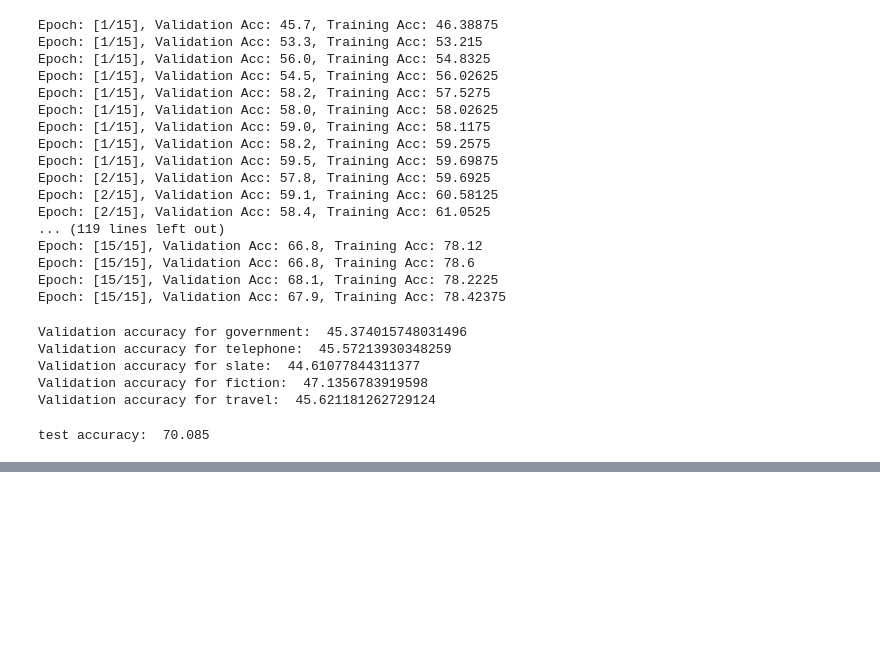
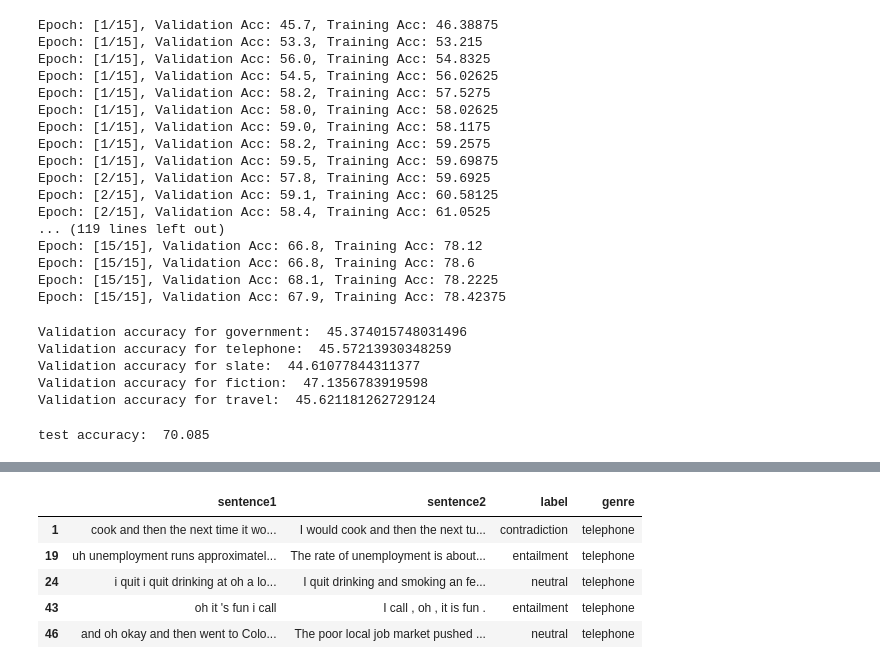
Before and after one commit to AMS889/DS-GA1011_Homework2, a Jupyter notebook: Homework2.ipynb, the cells around one changed output, grey strips where cells are left out. Saved outputs shown, nothing was run; the diff lists cells and outputs as text; code cells hidden in the pictures; blank space fills up the shorter version.

```diff
--- a/Homework2.ipynb
+++ b/Homework2.ipynb
@@ -916,0 +938,9 @@ test accuracy:  70.085
+# %%
+mnli_val[mnli_val['genre']=='telephone'][:5]
+# %% [output]
+|  | sentence1 | sentence2 | label | genre |
+| 1 | cook and then the next time it wo... | I would cook and then the next tu... | contradiction | telephone |
+| 19 | uh unemployment runs approximatel... | The rate of unemployment is about... | entailment | telephone |
+| 24 | i quit i quit drinking at oh a lo... | I quit drinking and smoking an fe... | neutral | telephone |
+| 43 | oh it 's fun i call | I call , oh , it is fun . | entailment | telephone |
+| 46 | and oh okay and then went to Colo... | The poor local job market pushed ... | neutral | telephone |
```
Also changed, not shown: parts of 5 cells of this notebook, 1 other file.
